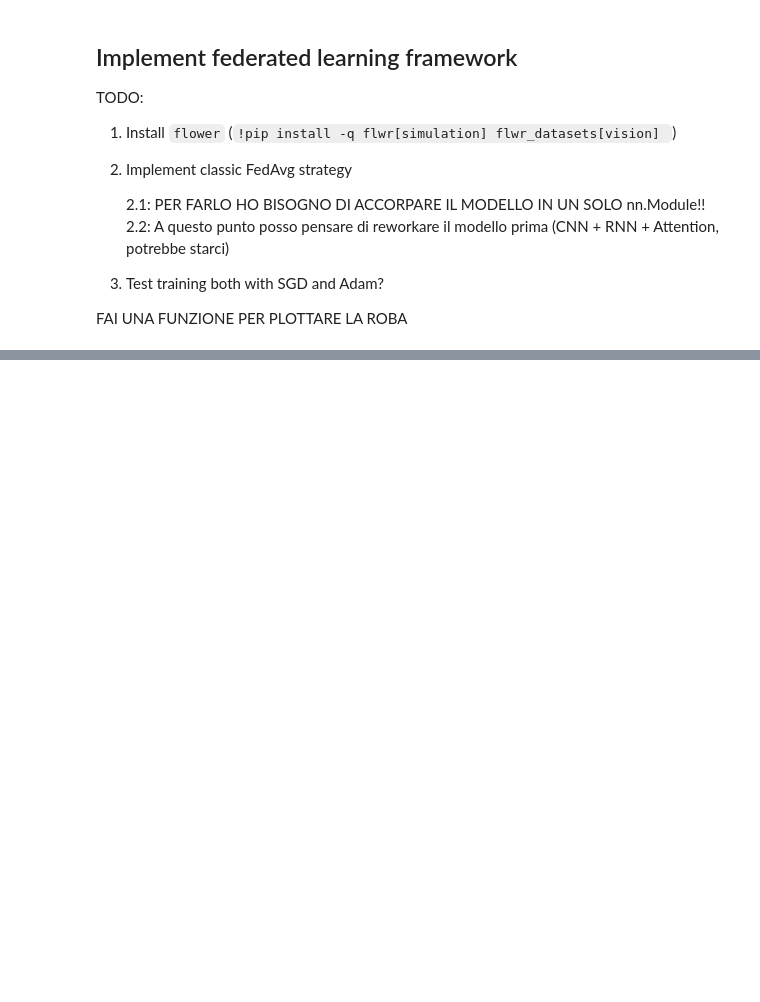
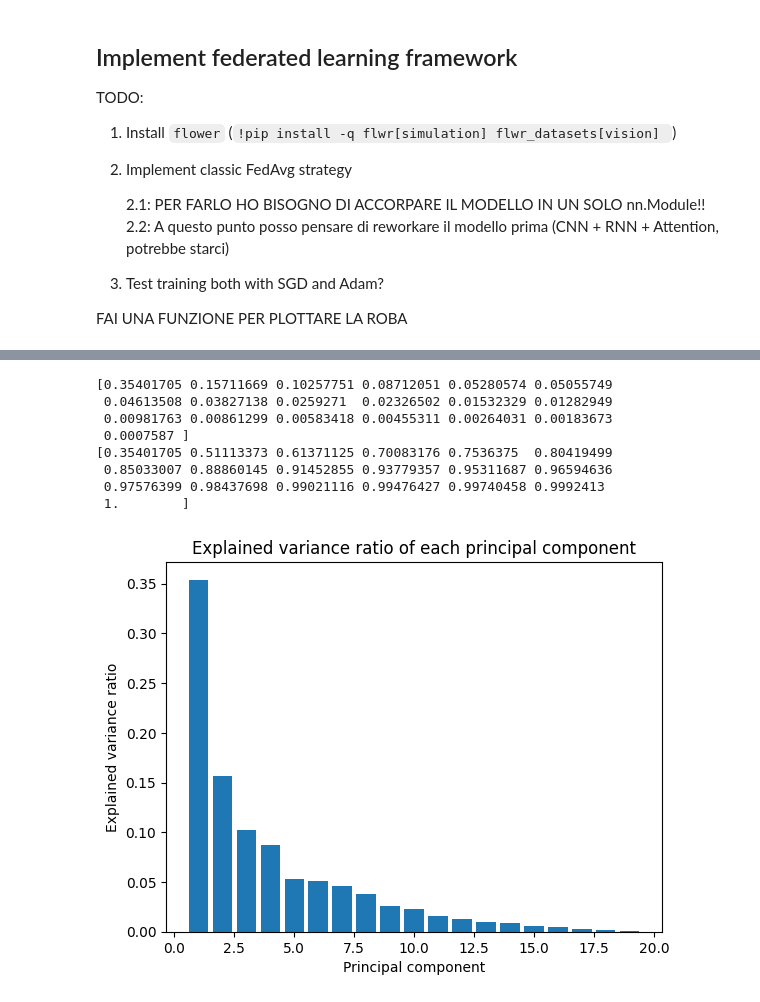
Before and after one commit to rmazzier/MLCommSysProject, a Jupyter notebook: exploratory_data_analysis.ipynb, the cells around one changed output, grey strips where cells are left out. Saved outputs shown, nothing was run; the diff lists cells and outputs as text; code cells hidden in the pictures; blank space fills up the shorter version.

```diff
--- a/exploratory_data_analysis.ipynb
+++ b/exploratory_data_analysis.ipynb
@@ -538,0 +699,23 @@ FAI UNA FUNZIONE PER PLOTTARE LA ROBA
+# %%
+## Perform PCA and print the explained variance ratio of each component
+pca = PCA()
+pca.fit(data_std)
+print(pca.explained_variance_ratio_)
+print(pca.explained_variance_ratio_.cumsum())
+
+## Plot the explained variance ratio of each component in a bar plot
+plt.bar(range(1, len(pca.explained_variance_ratio_)+1), pca.explained_variance_ratio_)
+plt.xlabel("Principal component")
+plt.ylabel("Explained variance ratio")
+plt.title("Explained variance ratio of each principal component")
+plt.show()
+# %% [output]
+[0.35401705 0.15711669 0.10257751 0.08712051 0.05280574 0.05055749
+ 0.04613508 0.03827138 0.0259271  0.02326502 0.01532329 0.01282949
+ 0.00981763 0.00861299 0.00583418 0.00455311 0.00264031 0.00183673
+ 0.0007587 ]
+[0.35401705 0.51113373 0.61371125 0.70083176 0.7536375  0.80419499
+ 0.85033007 0.88860145 0.91452855 0.93779357 0.95311687 0.96594636
+ 0.97576399 0.98437698 0.99021116 0.99476427 0.99740458 0.9992413
+ 1.        ]
+[figure, added]
```
Also changed, not shown: parts of 9 cells of this notebook, 7 other files.
